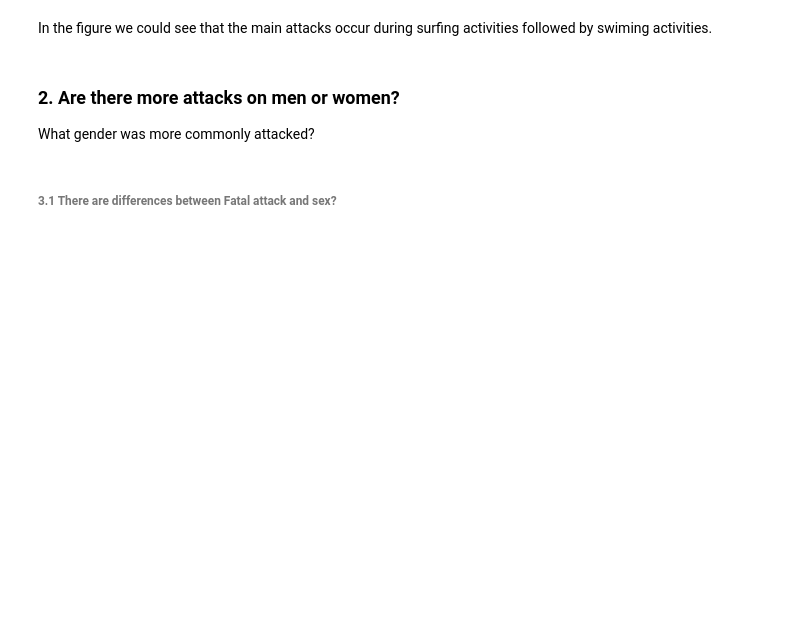
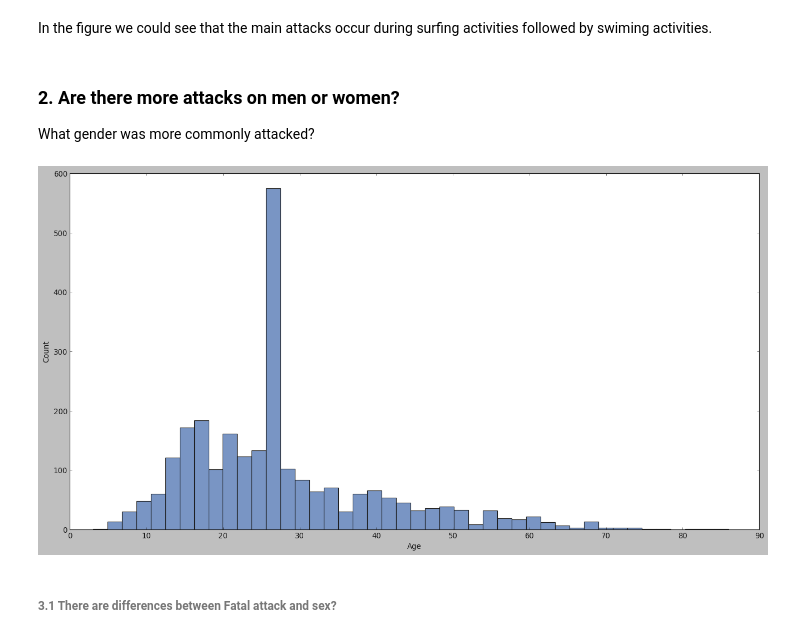
Before and after one commit to AnaAGG/P1_Pandas, a Jupyter notebook: output/Data_visualization.ipynb, the cells around one changed output. Drawn from its saved outputs; the diff is of its cells as text; code cells hidden in the pictures; blank space fills up the shorter version.

```diff
--- a/output/Data_visualization.ipynb
+++ b/output/Data_visualization.ipynb
@@ -69,8 +78,11 @@ What gender was more commonly attacked?
 # %%
 plt.figure(figsize=(20,10))
 plt.style.use('_classic_test')
 
-age = sns.histplot(x = "Age", data = df, palette = "mako")
+Fig_3 = sns.histplot(x = "Age", data = df, palette = "mako")
+Fig_3.figure.savefig("Fig_3_age.raw", dpi=300)
+# %% [output]
+[figure, added]
 # %%
 plt.figure(figsize=(20,10))
 plt.style.use('_classic_test')
```
Also changed, not shown: parts of 12 cells of this notebook.
